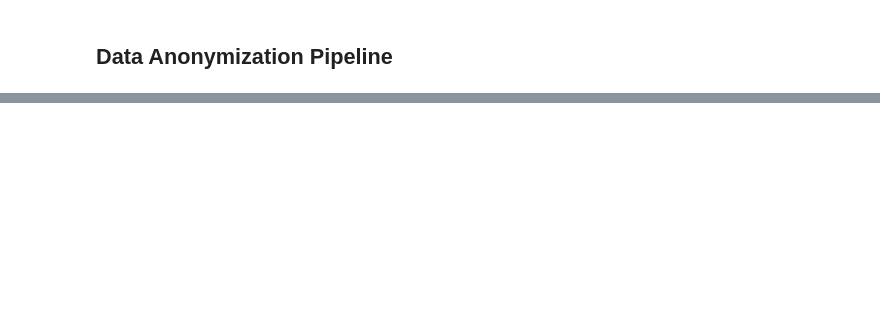
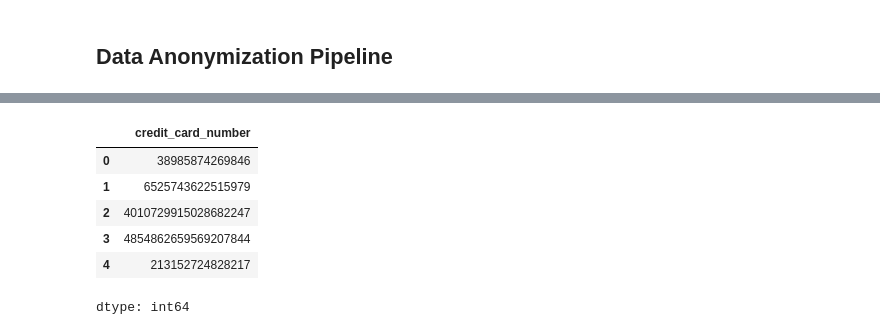
Before and after one commit to edi-kanyua/Data-Anonymization, a Jupyter notebook: Data_Anonymization.ipynb, the cells around one changed output, grey strips where cells are left out. Saved outputs shown, nothing was run; the diff lists cells and outputs as text; code cells hidden in the pictures; blank space fills up the shorter version.

```diff
--- a/Data_Anonymization.ipynb
+++ b/Data_Anonymization.ipynb
@@ -275,0 +358,10 @@ df_anon.head()
+# %%
+df['credit_card_number'].head()
+# %% [output]
+|  | credit_card_number |
+| 0 | 38985874269846 |
+| 1 | 6525743622515979 |
+| 2 | 4010729915028682247 |
+| 3 | 4854862659569207844 |
+| 4 | 213152724828217 |
+dtype: int64
```
Also changed, not shown: parts of 6 cells of this notebook.
